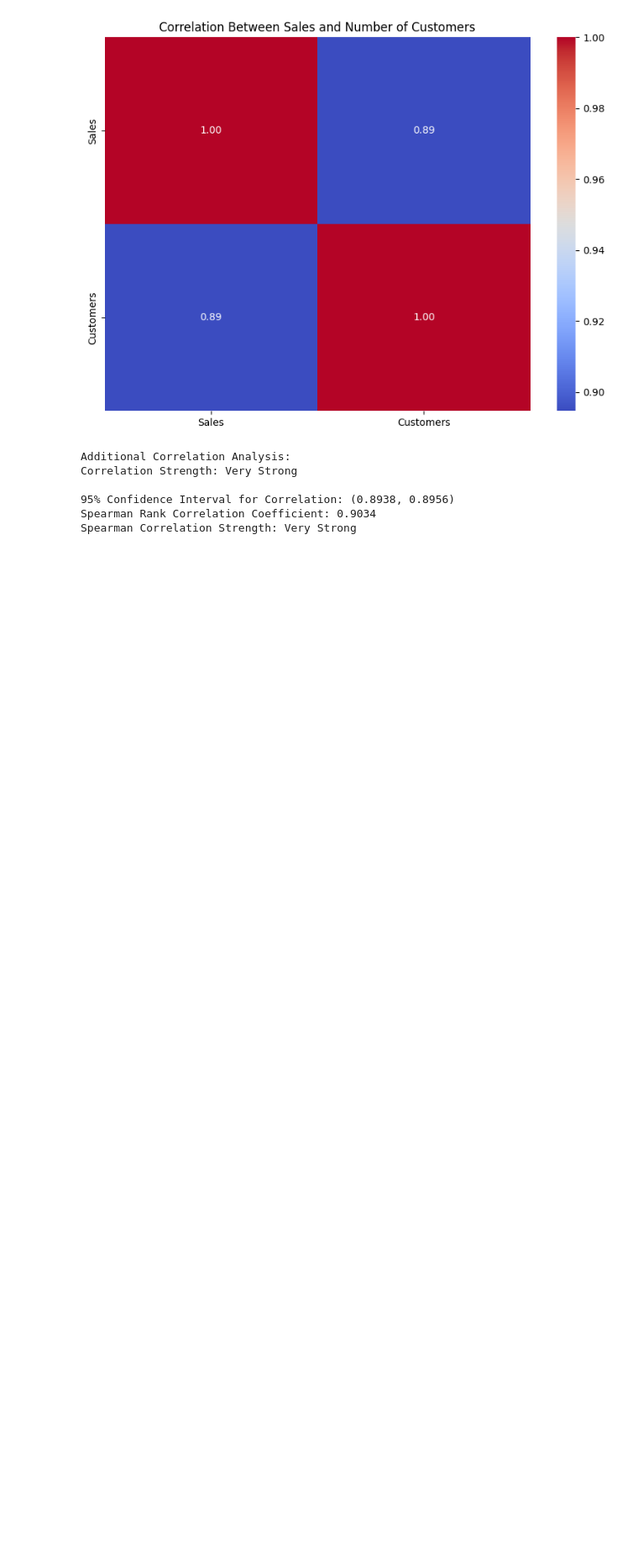
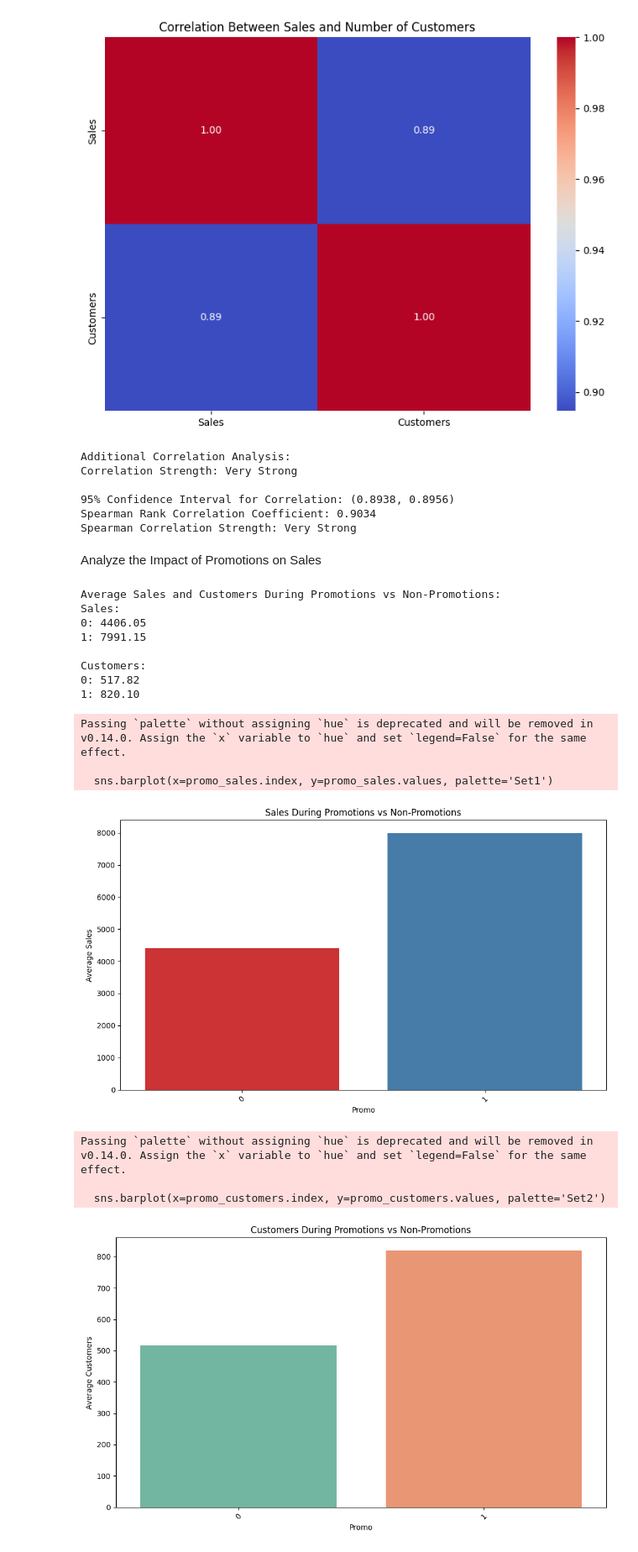
Before and after one commit to Birkity/Rossmann-forecastSales-, a Jupyter notebook: notebooks/task_1.ipynb, the cells around one changed output. Shown: that part at 84% size. Drawn from its saved outputs; the diff is of its cells as text; code cells hidden in the pictures; blank space fills up the shorter version.

Commit message:
Analyzed and plotted the effect of promotions on sales and customers

```diff
--- a/notebooks/task_1.ipynb
+++ b/notebooks/task_1.ipynb
@@ -363,3 +363,76 @@ Correlation Strength: Very Strong
 95% Confidence Interval for Correlation: (0.8938, 0.8956)
 Spearman Rank Correlation Coefficient: 0.9034
 Spearman Correlation Strength: Very Strong
+# %% [markdown]
+ Analyze the Impact of Promotions on Sales
+# %%
+promo_sales = train_merged.groupby(train_merged['Promo'])['Sales'].mean()
+promo_customers = train_merged.groupby(train_merged['Promo'])['Customers'].mean()
+
+print("\nAverage Sales and Customers During Promotions vs Non-Promotions:")
+print("Sales:")
+for promo, sales in promo_sales.items():
+    print(f"{promo}: {sales:.2f}")
+
+print("\nCustomers:")
+for promo, customers in promo_customers.items():
+    print(f"{promo}: {customers:.2f}")
+
+logging.info('Sales and customers analyzed during promotion periods.')
+
+
+plt.figure(figsize=(10,6))
+sns.barplot(x=promo_sales.index, y=promo_sales.values, palette='Set1')
+plt.title('Sales During Promotions vs Non-Promotions')
+plt.ylabel('Average Sales')
+plt.xticks(rotation=45)
+plt.tight_layout()
+plt.show()
+
+logging.info('Sales comparison during promotions plotted.')
+
+plt.figure(figsize=(10,6))
+sns.barplot(x=promo_customers.index, y=promo_customers.values, palette='Set2')
+plt.title('Customers During Promotions vs Non-Promotions')
+plt.ylabel('Average Customers')
+plt.xticks(rotation=45)
+plt.tight_layout()
+plt.show()
+
+logging.info('Customer comparison during promotions plotted.')
+
+
+print("\nAdditional Promotion Analysis:")
+
+
+sales_increase = ((promo_sales[1] - promo_sales[0]) / promo_sales[0] * 100).round(2)
+print(f"Percentage Increase in Sales During Promotions: {sales_increase}%")
+
+
+customers_increase = ((promo_customers[1] - promo_customers[0]) / promo_customers[0] * 100).round(2)
+print(f"Percentage Increase in Customers During Promotions: {customers_increase}%")
+
+t_statistic, p_value = stats.ttest_ind(train_merged[train_merged['Promo'] == 1]['Sales'], train_merged[train_merged['Promo'] == 0]['Sales'])
+
+print(f"\nT-test Results for Sales:")
+print(f"T-statistic: {t_statistic:.4f}")
+print(f"P-value: {p_value:.4f}")
+
+logging.info('Additional promotion analysis completed.')
+# %% [output]
+Average Sales and Customers During Promotions vs Non-Promotions:
+Sales:
+0: 4406.05
+1: 7991.15
+
+Customers:
+0: 517.82
+1: 820.10
+Passing `palette` without assigning `hue` is deprecated and will be removed in v0.14.0. Assign the `x` variable to `hue` and set `legend=False` for the same effect.
+
+  sns.barplot(x=promo_sales.index, y=promo_sales.values, palette='Set1')
+[figure, added]
+Passing `palette` without assigning `hue` is deprecated and will be removed in v0.14.0. Assign the `x` variable to `hue` and set `legend=False` for the same effect.
+
+  sns.barplot(x=promo_customers.index, y=promo_customers.values, palette='Set2')
+[figure, added]
```
Also changed, not shown: parts of 1 cell of this notebook, 1 other file.
